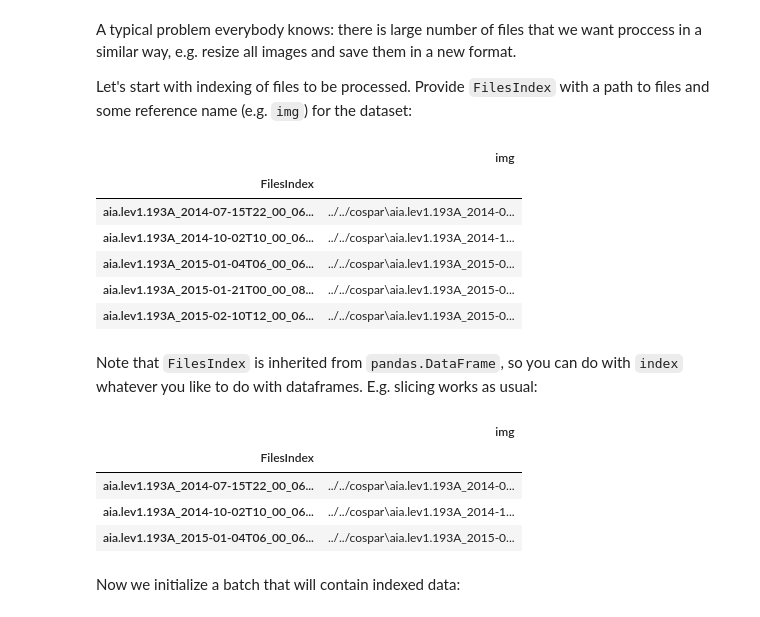
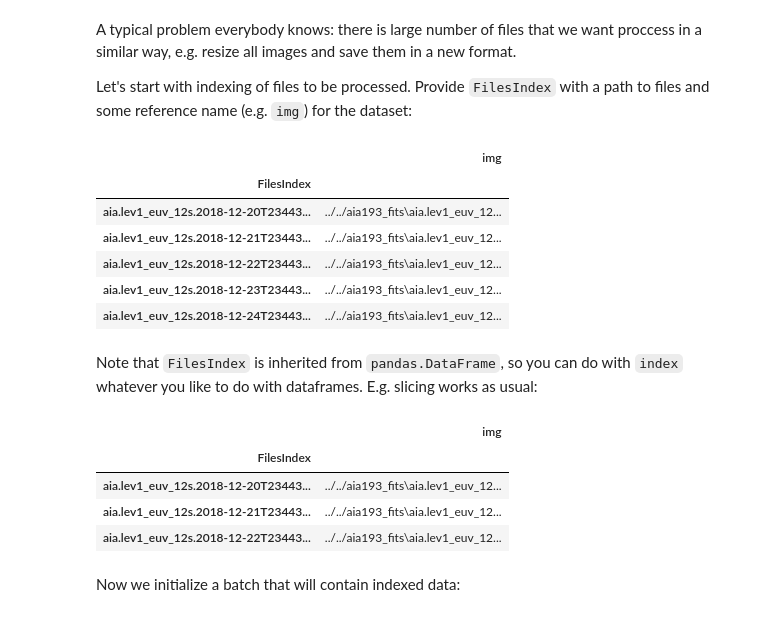
Before and after one commit to observethesun/helio, a Jupyter notebook: tutorials/1.Quick_start.ipynb, the cells around one changed output. Saved outputs shown, nothing was run; the diff lists cells and outputs as text; code cells hidden in the pictures.

```diff
--- a/tutorials/1.Quick_start.ipynb
+++ b/tutorials/1.Quick_start.ipynb
@@ -16,24 +16,27 @@ Let's start with indexing of files to be processed. Provide ``FilesIndex`` with
 # %%
 import sys
 import numpy as np
 import matplotlib.pyplot as plt
 from tqdm import tqdm
 from sunpy.visualization.colormaps import color_tables as ct
 sdoaia193 = ct.aia_color_table(193)
 
+import warnings
+warnings.filterwarnings("ignore")
+
 sys.path.append("..")
 from helio import HelioBatch, FilesIndex, BatchSampler
 
-index = FilesIndex(img='../../cospar/aia*.fits')
+index = FilesIndex(img='../../aia193_fits/aia*.fits')
 index.head()
 # %% [output]
 |  | img |
 | FilesIndex |  |
-| aia.lev1.193A_2014-07-15T22_00_06... | ../../cospar\aia.lev1.193A_2014-0... |
-| aia.lev1.193A_2014-10-02T10_00_06... | ../../cospar\aia.lev1.193A_2014-1... |
-| aia.lev1.193A_2015-01-04T06_00_06... | ../../cospar\aia.lev1.193A_2015-0... |
-| aia.lev1.193A_2015-01-21T00_00_08... | ../../cospar\aia.lev1.193A_2015-0... |
-| aia.lev1.193A_2015-02-10T12_00_06... | ../../cospar\aia.lev1.193A_2015-0... |
+| aia.lev1_euv_12s.2018-12-20T23443... | ../../aia193_fits\aia.lev1_euv_12... |
+| aia.lev1_euv_12s.2018-12-21T23443... | ../../aia193_fits\aia.lev1_euv_12... |
+| aia.lev1_euv_12s.2018-12-22T23443... | ../../aia193_fits\aia.lev1_euv_12... |
+| aia.lev1_euv_12s.2018-12-23T23443... | ../../aia193_fits\aia.lev1_euv_12... |
+| aia.lev1_euv_12s.2018-12-24T23443... | ../../aia193_fits\aia.lev1_euv_12... |
 # %% [markdown]
 Note that ``FilesIndex`` is inherited from ``pandas.DataFrame``, so you can do with ``index`` whatever you like to do with dataframes. E.g. slicing works as usual:
 # %%
@@ -41,9 +44,9 @@ index.iloc[:3]
 # %% [output]
 |  | img |
 | FilesIndex |  |
-| aia.lev1.193A_2014-07-15T22_00_06... | ../../cospar\aia.lev1.193A_2014-0... |
-| aia.lev1.193A_2014-10-02T10_00_06... | ../../cospar\aia.lev1.193A_2014-1... |
-| aia.lev1.193A_2015-01-04T06_00_06... | ../../cospar\aia.lev1.193A_2015-0... |
+| aia.lev1_euv_12s.2018-12-20T23443... | ../../aia193_fits\aia.lev1_euv_12... |
+| aia.lev1_euv_12s.2018-12-21T23443... | ../../aia193_fits\aia.lev1_euv_12... |
+| aia.lev1_euv_12s.2018-12-22T23443... | ../../aia193_fits\aia.lev1_euv_12... |
 # %% [markdown]
 Now we initialize a batch that will contain indexed data:
 # %%
```
Also changed, not shown: parts of 5 cells of this notebook.
